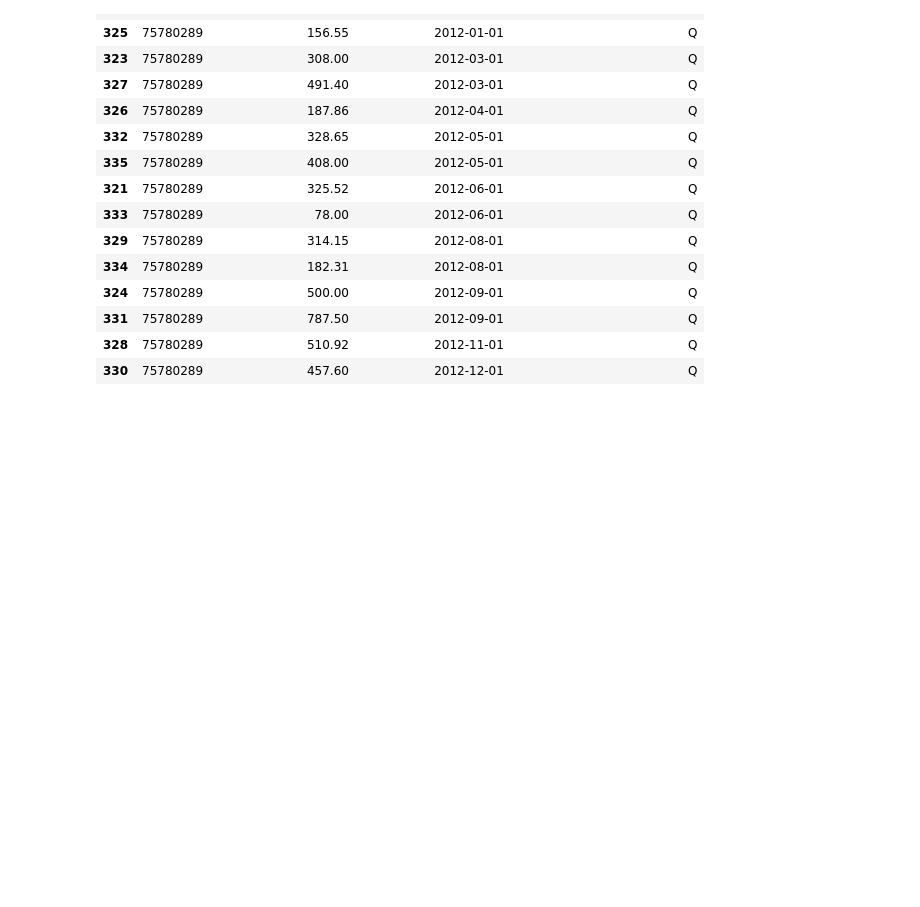
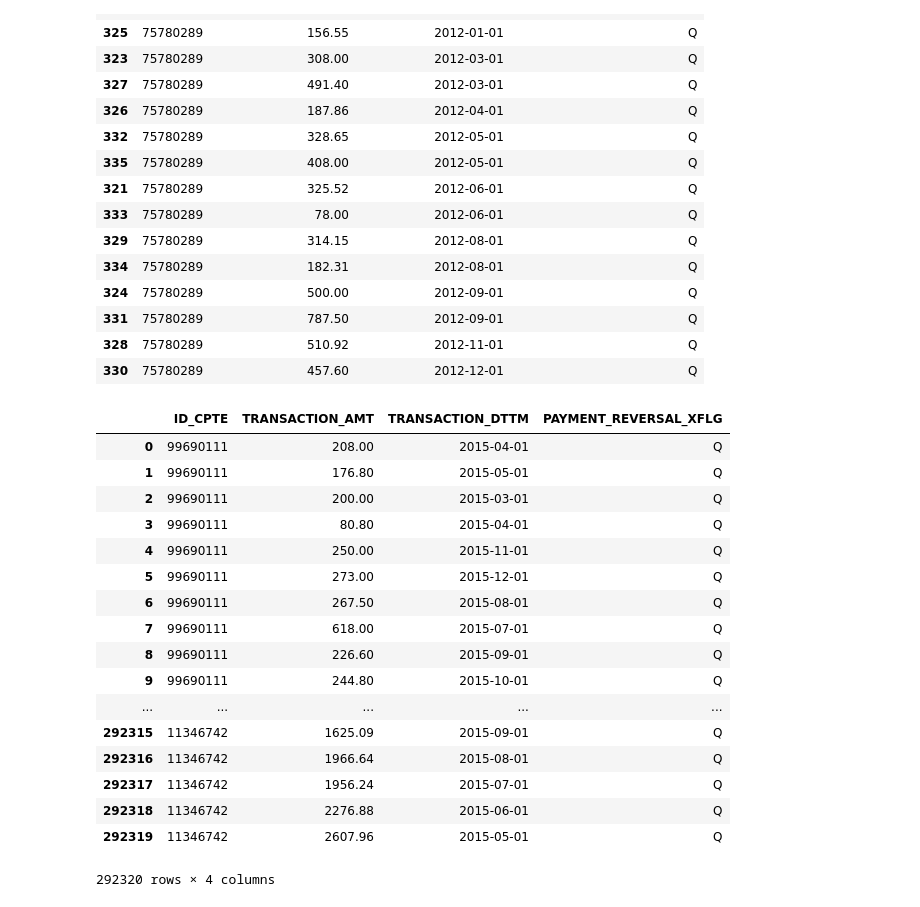
Before and after one commit to larryshamalama/DataCup18, a Jupyter notebook: MERGE_IMPUTATION_FIX.ipynb, the cells around one changed output. Cells and saved outputs as stored; diff of their text form; code cells hidden in the pictures; blank space fills up the shorter version.

```diff
--- a/MERGE_IMPUTATION_FIX.ipynb
+++ b/MERGE_IMPUTATION_FIX.ipynb
@@ -206,0 +226,21 @@ def summarize_by_ID_2(dataframe):
+# %%
+payments
+# %% [output]
+|  | ID_CPTE | TRANSACTION_AMT | TRANSACTION_DTTM | PAYMENT_REVERSAL_XFLG |
+| 0 | 99690111 | 208.00 | 2015-04-01 | Q |
+| 1 | 99690111 | 176.80 | 2015-05-01 | Q |
+| 2 | 99690111 | 200.00 | 2015-03-01 | Q |
+| 3 | 99690111 | 80.80 | 2015-04-01 | Q |
+| 4 | 99690111 | 250.00 | 2015-11-01 | Q |
+| 5 | 99690111 | 273.00 | 2015-12-01 | Q |
+| 6 | 99690111 | 267.50 | 2015-08-01 | Q |
+| 7 | 99690111 | 618.00 | 2015-07-01 | Q |
+| 8 | 99690111 | 226.60 | 2015-09-01 | Q |
+| 9 | 99690111 | 244.80 | 2015-10-01 | Q |
+| ... | ... | ... | ... | ... |
+| 292315 | 11346742 | 1625.09 | 2015-09-01 | Q |
+| 292316 | 11346742 | 1966.64 | 2015-08-01 | Q |
+| 292317 | 11346742 | 1956.24 | 2015-07-01 | Q |
+| 292318 | 11346742 | 2276.88 | 2015-06-01 | Q |
+| 292319 | 11346742 | 2607.96 | 2015-05-01 | Q |
+292320 rows × 4 columns
```
Also changed, not shown: parts of 15 cells of this notebook, 1 other file.
